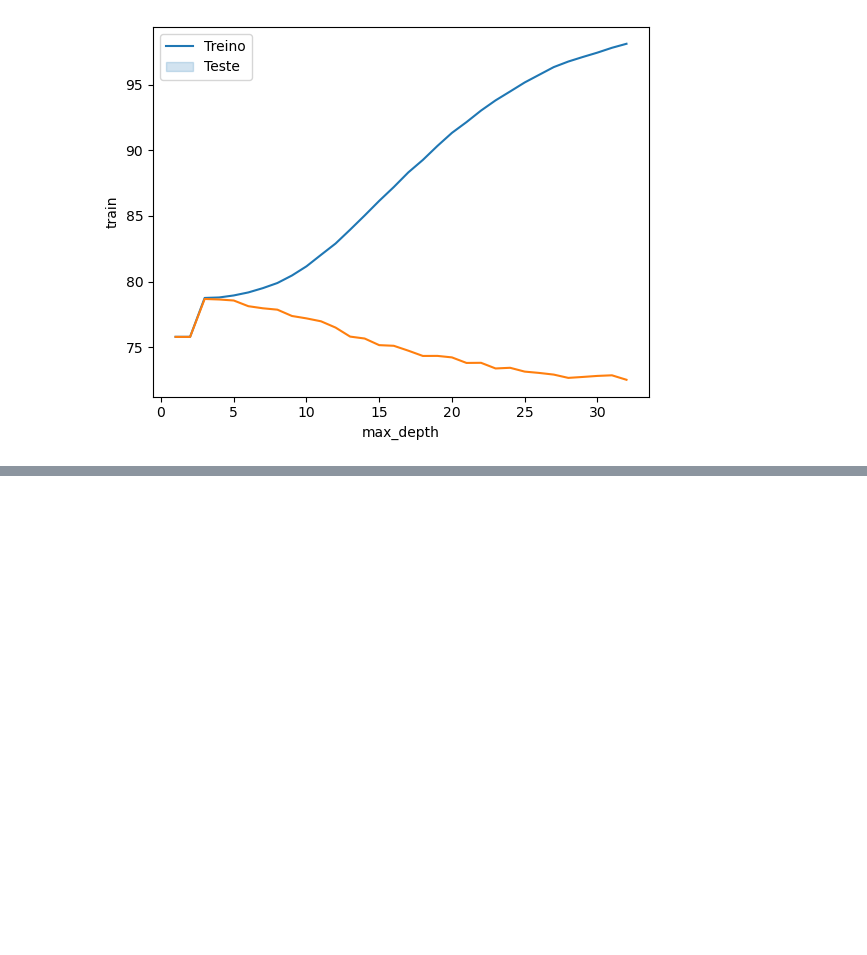
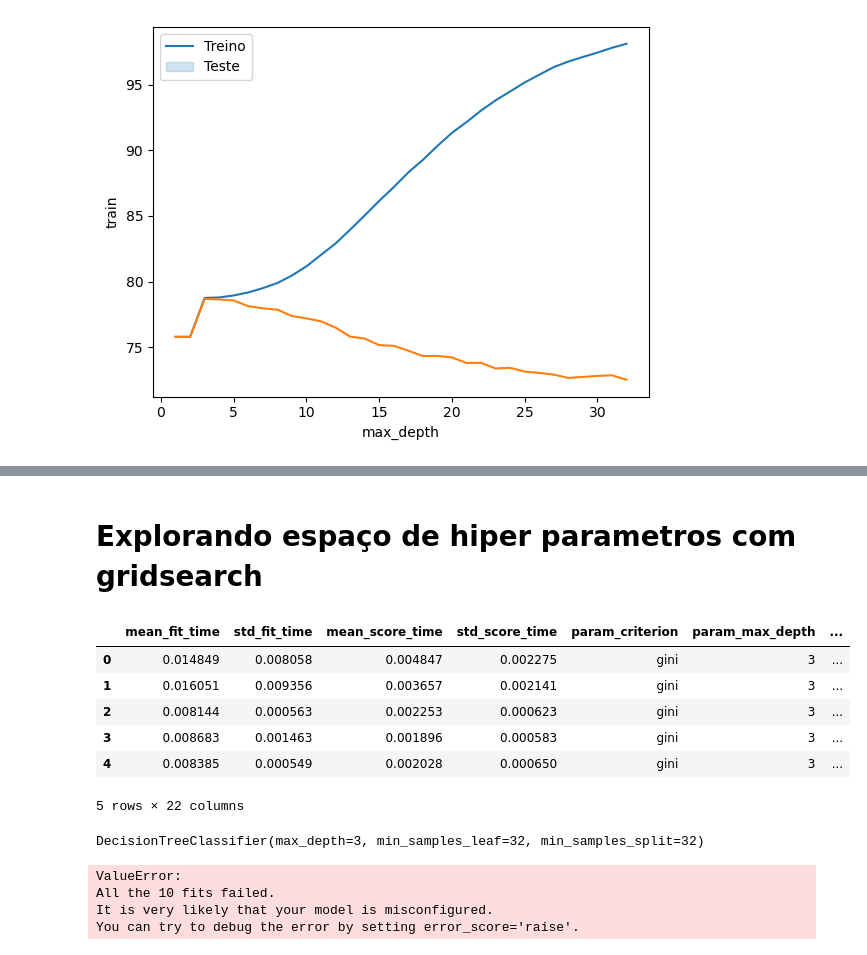
Before and after one commit to LaraGSilva/modelo-avaliacao-metricas, a Jupyter notebook: modelo/modelo_classificacao_hiperparametro.ipynb, the cells around one changed output, grey strips where cells are left out. Saved outputs shown, nothing was run; the diff lists cells and outputs as text; code cells hidden in the pictures; blank space fills up the shorter version.

```diff
--- a/modelo/modelo_classificacao_hiperparametro.ipynb
+++ b/modelo/modelo_classificacao_hiperparametro.ipynb
@@ -292,0 +440,47 @@ plt.legend(["Treino", "Teste"])
+# %% [markdown]
+# Explorando espaço de hiper parametros com gridsearch
+# %%
+# Busca de validação - GridSearchCV
+
+from sklearn.model_selection import GridSearchCV
+
+SEED = 301
+np.random.seed(SEED)
+
+
+espaco_de_parametros = {
+    "max_depth" : [3,5],
+    "min_samples_split": [32,64,128],
+    "min_samples_leaf": [32,64,128],
+    "criterion":['gini','entropy']
+
+}
+
+
+busca = GridSearchCV(DecisionTreeClassifier(), espaco_de_parametros, cv = GroupKFold(n_splits=10))
+busca.fit(x_azar, y_azar, groups=dados.modelo)
+resultados = pd.DataFrame(busca.cv_results_)
+resultados.head()
+# %% [output]
+|  | mean_fit_time | std_fit_time | mean_score_time | std_score_time | param_criterion | param_max_depth | ... |
+| 0 | 0.014849 | 0.008058 | 0.004847 | 0.002275 | gini | 3 | ... |
+| 1 | 0.016051 | 0.009356 | 0.003657 | 0.002141 | gini | 3 | ... |
+| 2 | 0.008144 | 0.000563 | 0.002253 | 0.000623 | gini | 3 | ... |
+| 3 | 0.008683 | 0.001463 | 0.001896 | 0.000583 | gini | 3 | ... |
+| 4 | 0.008385 | 0.000549 | 0.002028 | 0.000650 | gini | 3 | ... |
+5 rows × 22 columns
+# %%
+busca.best_params_
+busca.best_score_
+busca.best_estimator_
+# %% [output]
+DecisionTreeClassifier(max_depth=3, min_samples_leaf=32, min_samples_split=32)
+# %%
+from sklearn.model_selection import cross_val_score
+
+scores = cross_val_score(busca, x_azar, y_azar, cv = GroupKFold(n_splits=10), groups = dados.modelo)
+# %% [output]
+ValueError:
+All the 10 fits failed.
+It is very likely that your model is misconfigured.
+You can try to debug the error by setting error_score='raise'.
```
Also changed, not shown: parts of 17 cells of this notebook.
